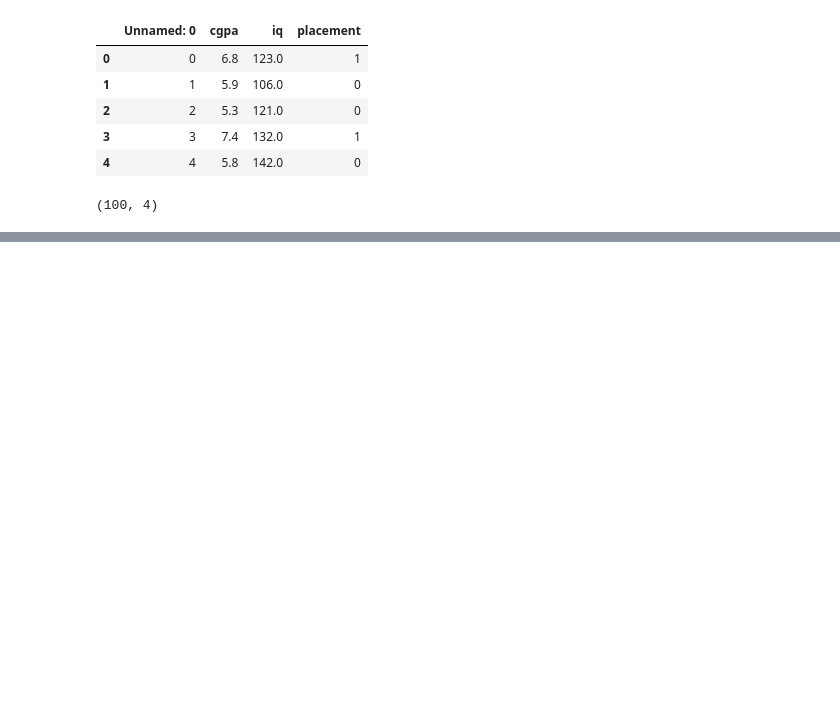
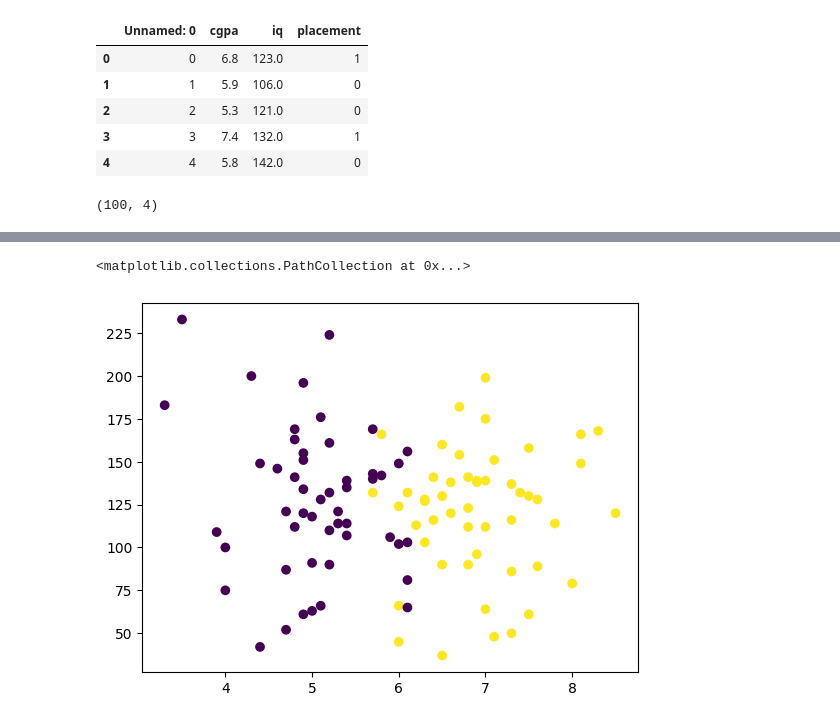
Before and after one commit to pranjul-05/Tensors_begining, a Jupyter notebook: Tensors_begining.ipynb, the cells around one changed output, grey strips where cells are left out. Drawn from its saved outputs; the diff is of its cells as text; code cells hidden in the pictures; blank space fills up the shorter version.

```diff
--- a/Tensors_begining.ipynb
+++ b/Tensors_begining.ipynb
@@ -86,0 +109,5 @@ memory usage: 3.3 KB
+# %%
+plt.scatter(df['cgpa'],df['iq'],c=df['placement']) # to find whose placement are done we just add placement column on this
+# %% [output]
+<matplotlib.collections.PathCollection at 0x...>
+[figure, added]
```
Also changed, not shown: parts of 44 cells of this notebook.
